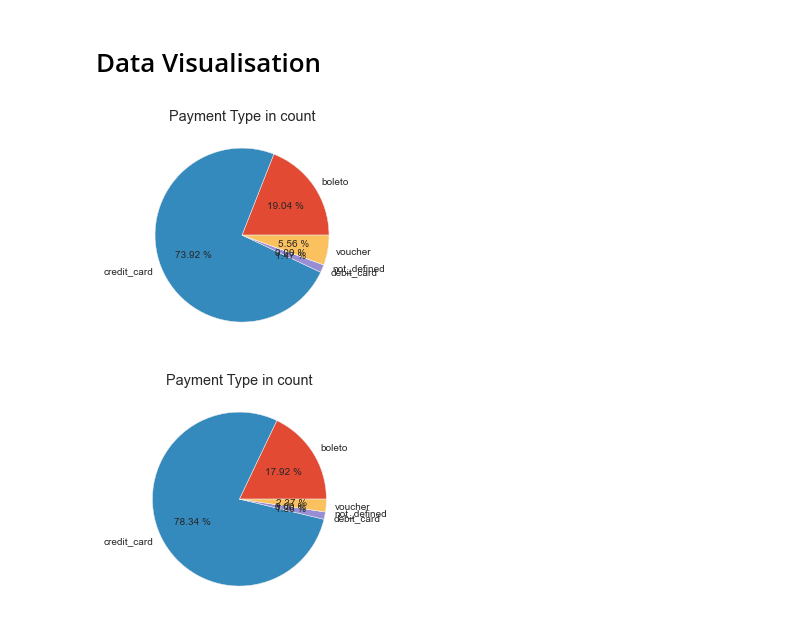
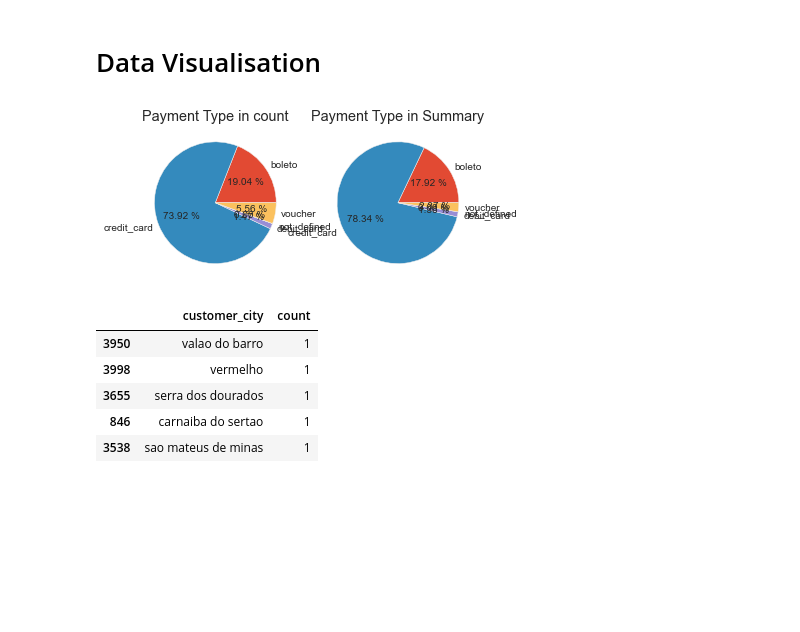
Before and after one commit to JamesLi197412/eCommerce_analysis, a Jupyter notebook: Brazillian E-Commerce.ipynb, the cells around one changed output. Drawn from its saved outputs; the diff is of its cells as text; code cells hidden in the pictures; blank space fills up the shorter version.

```diff
--- a/Brazillian E-Commerce.ipynb
+++ b/Brazillian E-Commerce.ipynb
@@ -288,11 +290 @@ df_train.head()
-# %%
-customers = pd.read_csv(path + 'olist_customers_dataset.csv')
-geolocation = pd.read_csv(path + 'olist_geolocation_dataset.csv')
-order_items = pd.read_csv(path + 'olist_order_items_dataset.csv')
-order_payment = pd.read_csv(path + 'olist_order_payments_dataset.csv')
-order_reviews = pd.read_csv(path + 'olist_order_reviews_dataset.csv')
-order_dataset = pd.read_csv(path + 'olist_orders_dataset.csv')
-products = pd.read_csv(path + 'olist_products_dataset.csv')
-sellers = pd.read_csv(path + 'olist_sellers_dataset.csv')
-product_category = pd.read_csv(path + 'product_category_name_translation.csv')
 # %%
@@ -327,27 +313,31 @@ order_items.head()
 # %%
 # order_payment values
 payments = order_payment.groupby(['payment_type'])['payment_value'].agg(['count','sum']).reset_index()
-# Pie chart to show percentaile
+# Pie chart to show ratio
 #
 #payments.head()
-
+plt.subplot(1, 2, 1)
 plt.pie(payments['count'],labels = payments['payment_type'],autopct = '%.2f %%')
 plt.title('Payment Type in count')
 
-plt.show()
-
-
+plt.subplot(1,2,2)
 plt.pie(payments['sum'],labels = payments['payment_type'],autopct = '%.2f %%')
 plt.title('Payment Type in Summary')
 
 plt.show()
 # %% [output]
-[figure, old version]
+[figure, new version]
-[figure, removed]
 # %%
 # which city customer comes the most
-customer_city = customers.groupby(['customer_id','customer_city'])['customer_city'].agg(['count']).reset_index().sort_values(by = 'count', ascending = True)
+customer_city = customers_loc.groupby(['customer_city'])['customer_id'].agg(['count']).reset_index().sort_values(by = 'count', ascending = True)
 customer_city.head()
 # Bar chart to show cities count
-sns.factorplot(x="count", y="customer_city", data = customer_city, kind="bar", size=8, aspect=1.9,row_order = 'count')
-plt.title('# of Record by Country')
+#sns.factorplot(x="count", y="customer_city", data = customer_city, kind="bar", size=8, aspect=1.9,row_order = 'count')
+#plt.title('# of Record by Country')
+# %% [output]
+|  | customer_city | count |
+| 3950 | valao do barro | 1 |
+| 3998 | vermelho | 1 |
+| 3655 | serra dos dourados | 1 |
+| 846 | carnaiba do sertao | 1 |
+| 3538 | sao mateus de minas | 1 |
```
Also changed, not shown: parts of 12 cells of this notebook.
